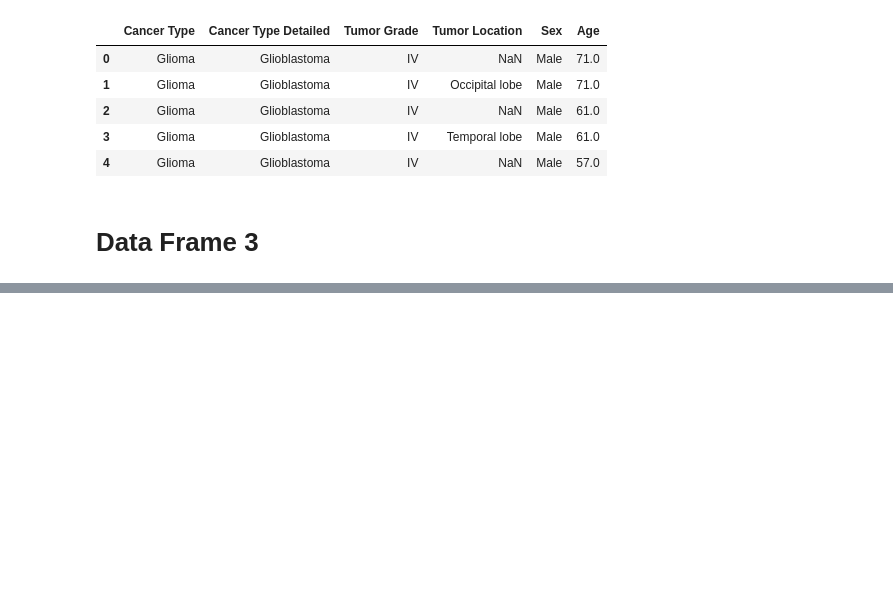
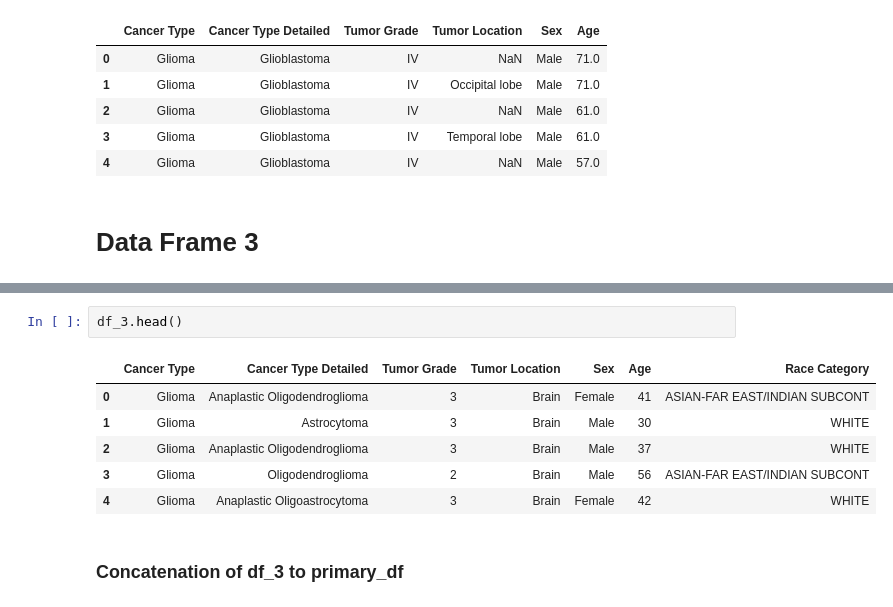
Before and after one commit to NoahNoahCS/Brain-Tumor-ID, a Jupyter notebook: notebooks_data_patients/Patient Data DF.ipynb, the cells around one changed output, grey strips where cells are left out. Cells and saved outputs as stored; diff of their text form; blank space fills up the shorter version.

```diff
--- a/notebooks_data_patients/Patient Data DF.ipynb
+++ b/notebooks_data_patients/Patient Data DF.ipynb
@@ -186,0 +254,11 @@ df_3.head()
+# %%
+df_3.head()
+# %% [output]
+|  | Cancer Type | Cancer Type Detailed | Tumor Grade | Tumor Location | Sex | Age | Race Category |
+| 0 | Glioma | Anaplastic Oligodendroglioma | 3 | Brain | Female | 41 | ASIAN-FAR EAST/INDIAN SUBCONT |
+| 1 | Glioma | Astrocytoma | 3 | Brain | Male | 30 | WHITE |
+| 2 | Glioma | Anaplastic Oligodendroglioma | 3 | Brain | Male | 37 | WHITE |
+| 3 | Glioma | Oligodendroglioma | 2 | Brain | Male | 56 | ASIAN-FAR EAST/INDIAN SUBCONT |
+| 4 | Glioma | Anaplastic Oligoastrocytoma | 3 | Brain | Female | 42 | WHITE |
+# %% [markdown]
+### Concatenation of df_3 to primary_df
```
Also changed, not shown: parts of 22 cells of this notebook, 3 other files.
